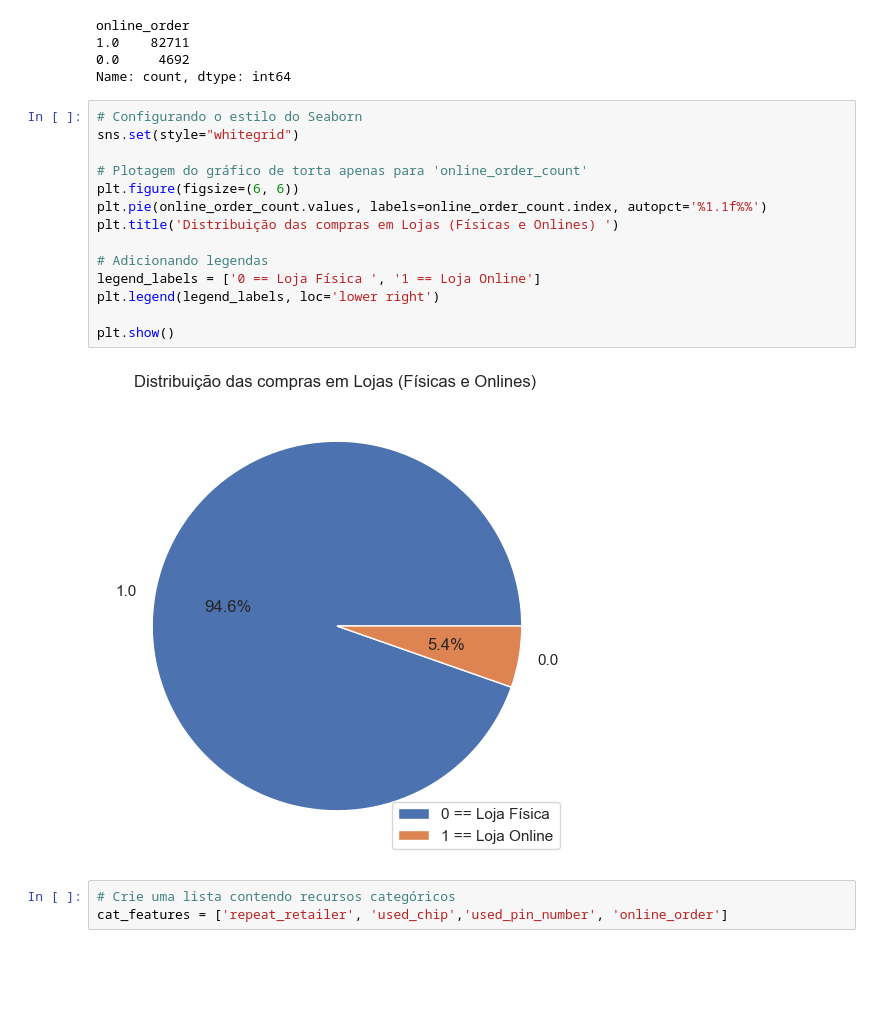
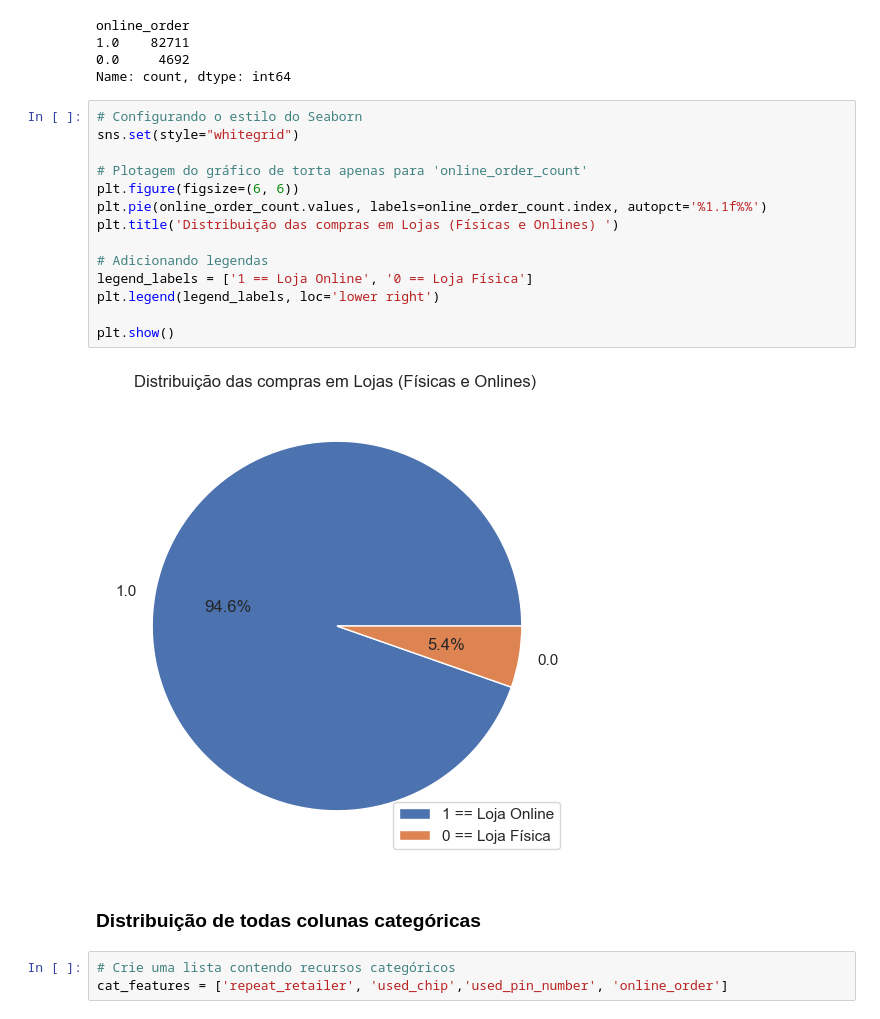
Before and after one commit to gui23dib/AI-Model-Test, a Jupyter notebook: CreditCardFraudDetection_FraudFrameAnalysis.ipynb, the cells around one changed output. Saved outputs shown, nothing was run; the diff lists cells and outputs as text; blank space fills up the shorter version.

```diff
--- a/CreditCardFraudDetection_FraudFrameAnalysis.ipynb
+++ b/CreditCardFraudDetection_FraudFrameAnalysis.ipynb
@@ -264,19 +266,21 @@ Name: count, dtype: int64
 # %%
 # Configurando o estilo do Seaborn
 sns.set(style="whitegrid")
 
 # Plotagem do gráfico de torta apenas para 'online_order_count'
 plt.figure(figsize=(6, 6))
 plt.pie(online_order_count.values, labels=online_order_count.index, autopct='%1.1f%%')
 plt.title('Distribuição das compras em Lojas (Físicas e Onlines) ')
 
 # Adicionando legendas
-legend_labels = ['0 == Loja Física ', '1 == Loja Online']
+legend_labels = ['1 == Loja Online', '0 == Loja Física']
 plt.legend(legend_labels, loc='lower right')
 
 plt.show()
 # %% [output]
-[figure, old version]
+[figure, new version]
+# %% [markdown]
+### Distribuição de todas colunas categóricas
 # %%
 # Crie uma lista contendo recursos categóricos
 cat_features = ['repeat_retailer', 'used_chip','used_pin_number', 'online_order']
```
Also changed, not shown: parts of 11 cells of this notebook.
